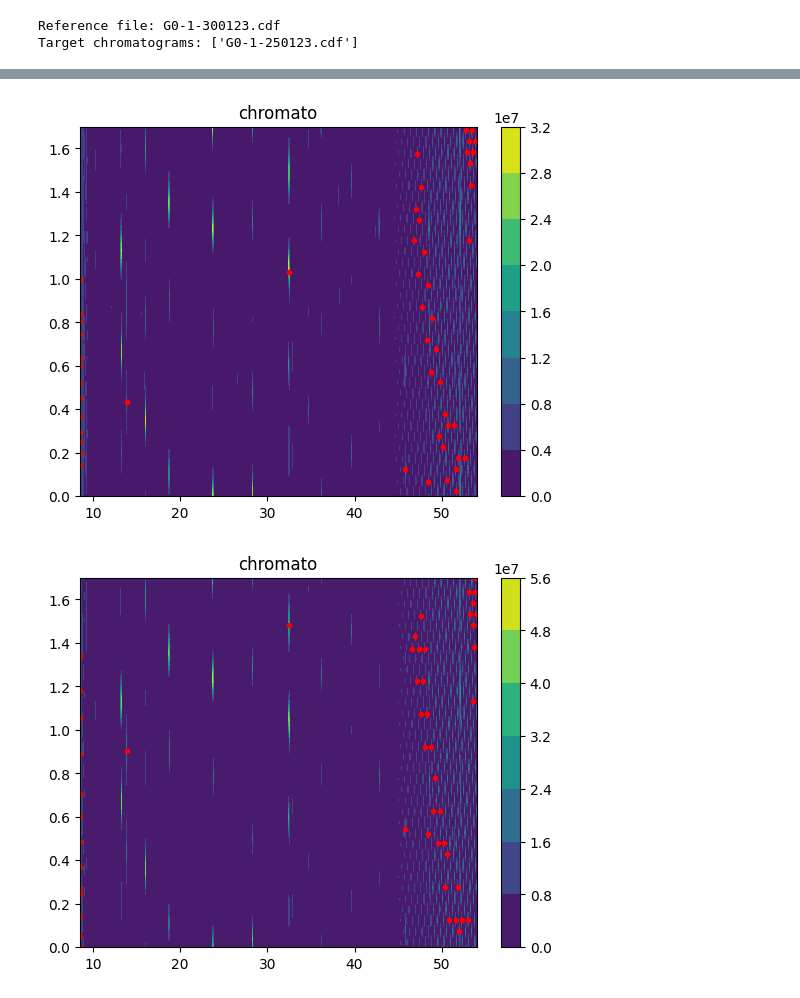
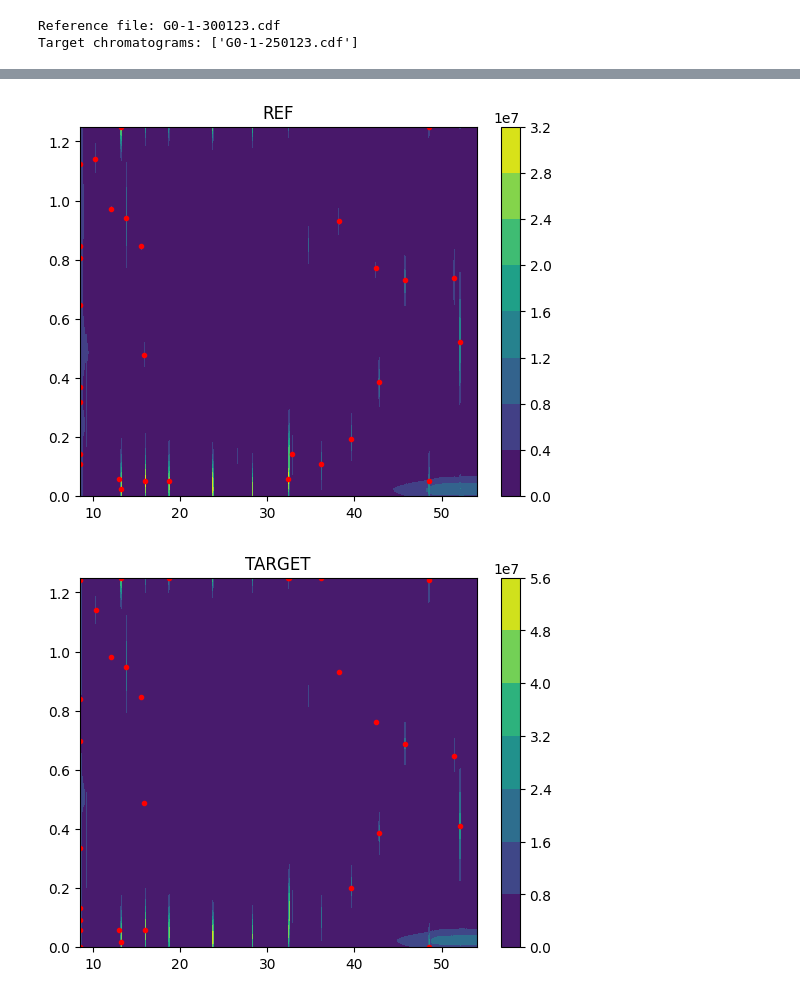
Before and after one commit to ahmedhassayoune/Python-2DGC-Alignment, a Jupyter notebook: notebooks/swpa.ipynb, the cells around one changed output, grey strips where cells are left out. Saved outputs shown, nothing was run; the diff lists cells and outputs as text; code cells hidden in the pictures.

Commit message:
fix: correct mod_time

```diff
--- a/notebooks/swpa.ipynb
+++ b/notebooks/swpa.ipynb
@@ -6,8 +6,9 @@ path_to_scr_folder=os.path.join(os.path.dirname(os.path.abspath('')), 'src')
 sys.path.append(path_to_scr_folder)
 # %%
 # TODO: change all the paths to the correct ones
-INPUT_DIR = '/home/ahassayoune/swpa_test'
+INPUT_DIR = '/home/ahassayoune/swpa_test/input'
 REF_FILENAME = 'G0-1-300123.cdf'
+MOD_TIME = 1.25
 # %%
 print(f"Reference file: {REF_FILENAME}")
 target_files = [file for file in os.listdir(INPUT_DIR) if file.endswith('.cdf') and file != REF_FILENAME]
@@ -18,7 +19,7 @@ Target chromatograms: ['G0-1-250123.cdf']
 # %%
 from swpa_peak_alignment import swpa_peak_alignment
 
-matches = swpa_peak_alignment(INPUT_DIR, REF_FILENAME, mod_time=1.7)
+matches = swpa_peak_alignment(INPUT_DIR, REF_FILENAME, mod_time=MOD_TIME)
 
 print("\nNumber of matches found: ", len(matches))
 matches.head(10)
@@ -54,15 +55,17 @@ Number of matches found:  412
 # %%
 import plot
 from read_chroma import read_only_chroma
 
-chromato1, time_rn1= read_only_chroma(os.path.join(INPUT_DIR, REF_FILENAME), mod_time = 1.7)
-chromato2, time_rn2= read_only_chroma(os.path.join(INPUT_DIR, target_files[0]), mod_time = 1.7)
+chromato1, time_rn1= read_only_chroma(os.path.join(INPUT_DIR, REF_FILENAME), mod_time = MOD_TIME)
+chromato2, time_rn2= read_only_chroma(os.path.join(INPUT_DIR, target_files[0]), mod_time = MOD_TIME)
 
-coordinates1 = matches[['rt1', 'rt2']].values[:50]
-coordinates2 = matches[['tt1', 'tt2']].values[:50]
+coordinates1 = matches[['rt1', 'rt2']].values[:30]
+coordinates2 = matches[['tt1', 'tt2']].values[:30]
 
-plot.visualizer((chromato1, time_rn1), title="chromato", log_chromato=False, points=coordinates1, mod_time=1.7)
-plot.visualizer((chromato2, time_rn2), title="chromato", log_chromato=False, points=coordinates2, mod_time=1.7)
+plot.visualizer((chromato1, time_rn1), title="REF", log_chromato=False, points=coordinates1, mod_time=MOD_TIME)
+plot.visualizer((chromato2, time_rn2), title="TARGET", log_chromato=False, points=coordinates2, mod_time=MOD_TIME)
+plot.visualizer((chromato1, time_rn1), title="LOG REF", points=coordinates1, mod_time=MOD_TIME) # log_chromato=True
+plot.visualizer((chromato2, time_rn2), title="LOG TARGET", points=coordinates2, mod_time=MOD_TIME) # log_chromato=True
 # %% [output]
-[figure, old version]
+[figure, new version]
-[figure, old version]
+[figure, new version]
```
Also changed, not shown: parts of 2 cells of this notebook.
